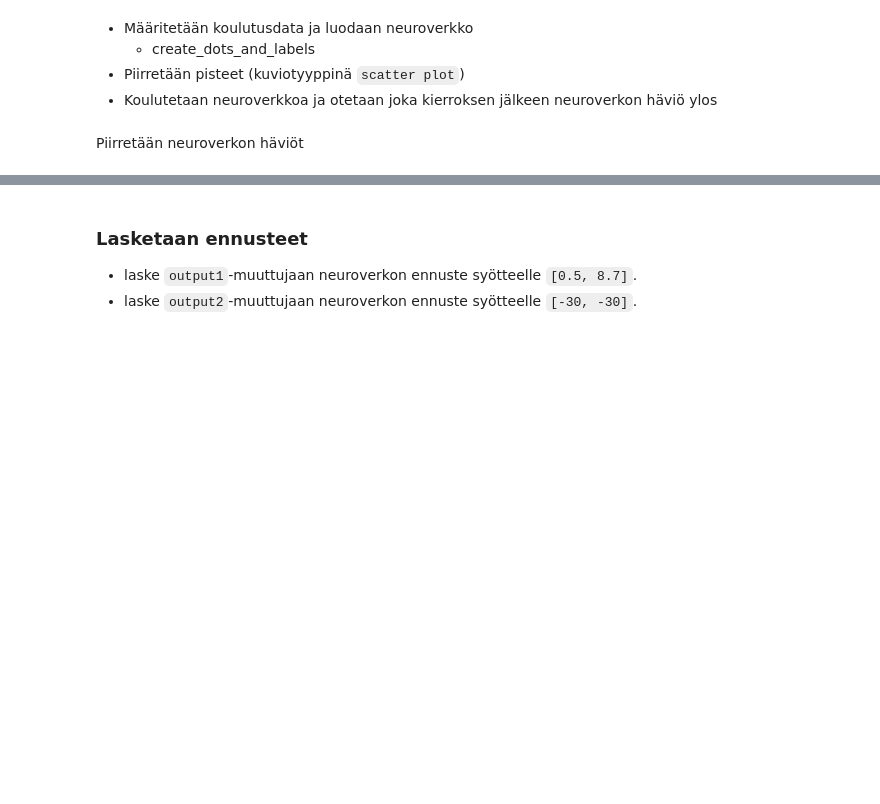
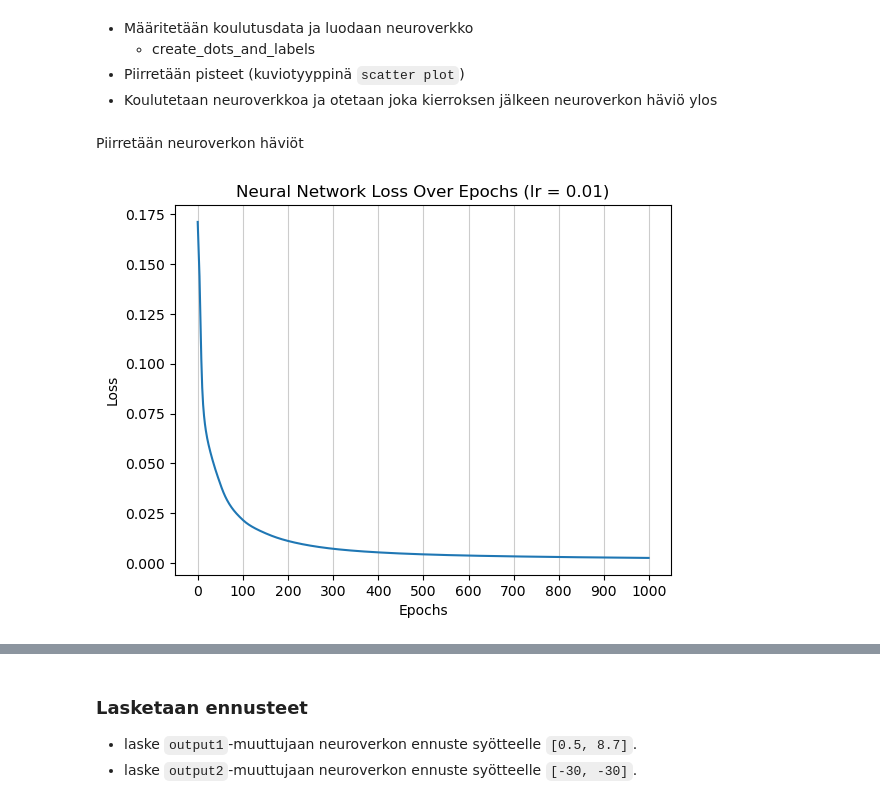
Before and after one commit to iinai/deep-learning, a Jupyter notebook: osa_2/osa2_tehtavat.ipynb, the cells around one changed output, grey strips where cells are left out. Drawn from its saved outputs; the diff is of its cells as text; code cells hidden in the pictures; blank space fills up the shorter version.

```diff
--- a/osa_2/osa2_tehtavat.ipynb
+++ b/osa_2/osa2_tehtavat.ipynb
@@ -102,14 +162,4 @@ ks. **TODO** -kohdat, jotka vaativat oman koodin kirjoittamista
 # %%
-# funktio palauttaa taulukon, jossa on [dots, labels, colors]
-def create_dots_and_labels():
-    # TODO: Tutki miten make_blobs()-funktion cluster_std-ominaisuuden kasvattaminen vaikuttaa tulokseen?
-    dots, labels = make_blobs(n_samples=50, centers=2, cluster_std=8, center_box=(-20, 20), random_state=151)
-    colors = []
-    # Luo väritaulukko, jossa väri on ["red" tai "blue"]
-    # TODO: luo colors-väritaulukko labels-taulukon arvojen pohjalta
-
-    return [dots, labels, colors]
-
 # Kouluttaa neuroverkon ja tallentaa häviön joka epoch-kierroksen jälkeen (valmis toteutus)
 def train_neural_network(ntwrk, train_X, train_y):
     losses_arr = []  # tallentaa kierroksen virheet
@@ -140,2 +182,6 @@ def train_neural_network(ntwrk, train_X, train_y):
+# %%
+network = NeuralNetwork(input_neurons=2, hidden_neurons=6)
+train_X, train_y, colors = create_dots_and_labels(50,8)
+losses = train_neural_network(network, train_X, train_y)
 # %% [markdown]
 Piirretään neuroverkon häviöt
@@ -144,0 +188,13 @@ import matplotlib.pyplot as plt
+# %%
+# TODO: Piirretään neuroverkon häviöt
+import matplotlib.pyplot as plt
+
+plt.plot(losses)
+plt.title('Neural Network Loss Over Epochs (lr = 0.01)')
+plt.xlabel('Epochs')
+plt.ylabel('Loss')
+plt.xticks(np.arange(0, 1100, step=100))
+plt.grid(axis='x', color='0.8')
+plt.show()
+# %% [output]
+[figure, added]
```
Also changed, not shown: parts of 14 cells of this notebook, 6 other files.
